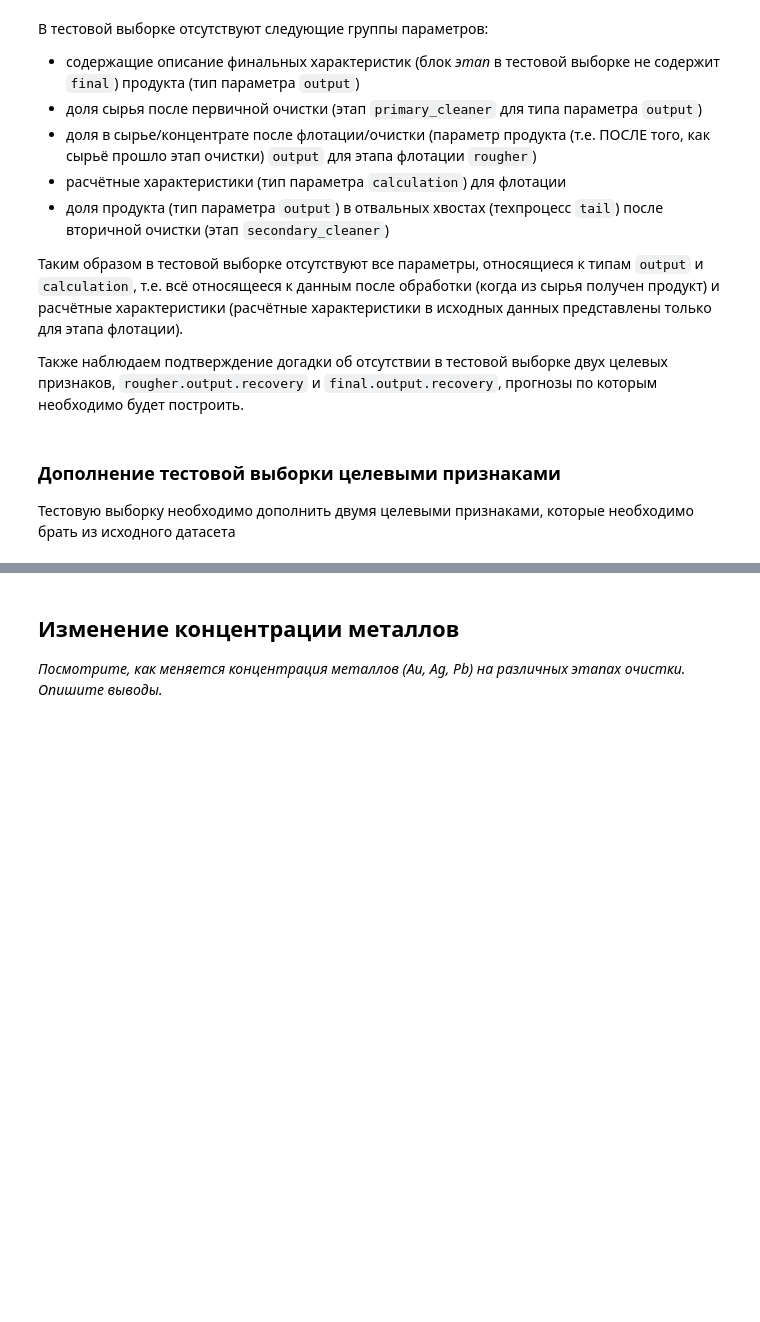
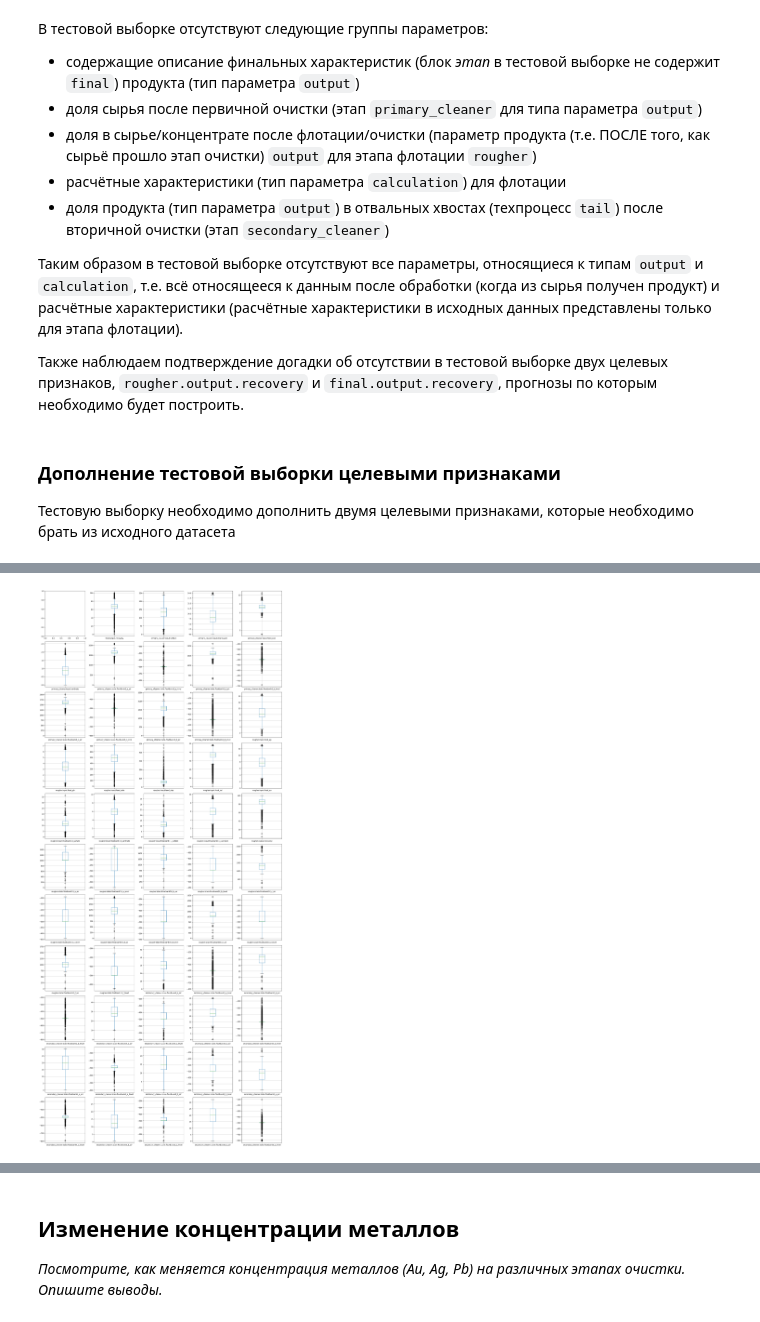
Before and after one commit to trofimovelijah/data-analysis-tools, a Jupyter notebook: 04-recovery_gold_from_ore.ipynb, the cells around one changed output, grey strips where cells are left out. Drawn from its saved outputs; the diff is of its cells as text; code cells hidden in the pictures; blank space fills up the shorter version.

```diff
--- a/04-recovery_gold_from_ore.ipynb
+++ b/04-recovery_gold_from_ore.ipynb
@@ -233,14 +233,14 @@ set(data_init.columns) - set(data_test.columns) # параметры, отсут
 ### Дополнение тестовой выборки целевыми признаками
 Тестовую выборку необходимо дополнить двумя целевыми признаками, которые необходимо брать из исходного датасета
 # %%
-data_test_upd_target = data_test.merge(
+data_test_tar = data_test.merge(
     data_init[['rougher.output.recovery', 'final.output.recovery']],
     left_index=True,
     right_index=True,
     how='left'
                                       )
 
-data_test_upd_target.head()
+data_test_tar.head()
 # %% [output]
 |  | date | primary_cleaner.input.sulfate | primary_cleaner.input.depressant | primary_cleaner.input.feed_size | primary_cleaner.input.xanthate | ... |
 | 0 | 2016-09-01 00:59:59 | 210.800909 | 14.993118 | 8.080000 | 1.005021 | ... |
@@ -250,0 +262,4 @@ data_test_upd_target.head()
+# %%
+difference_columns = set(data_init.columns) - set(data_test_tar.columns)
+data_train_clr = data_train.drop(columns=difference_columns)
+data_train_clr.shape
@@ -255,0 +278,13 @@ data_test_upd_target.head()
+# %%
+fig, axes = plt.subplots(nrows=(len(data_train_clr.columns)-1)//5+1, ncols=5, figsize=(20, 45))
+
+for i, column in enumerate(data_train_clr.columns):
+    if column != 'date':
+        row = i // axes.shape[1]
+        col = i % axes.shape[1]
+        data_train_clr.boxplot(column=column, ax=axes[row, col])
+
+plt.tight_layout()
+plt.show()
+# %% [output]
+[figure, added]
```
Also changed, not shown: parts of 38 cells of this notebook.
